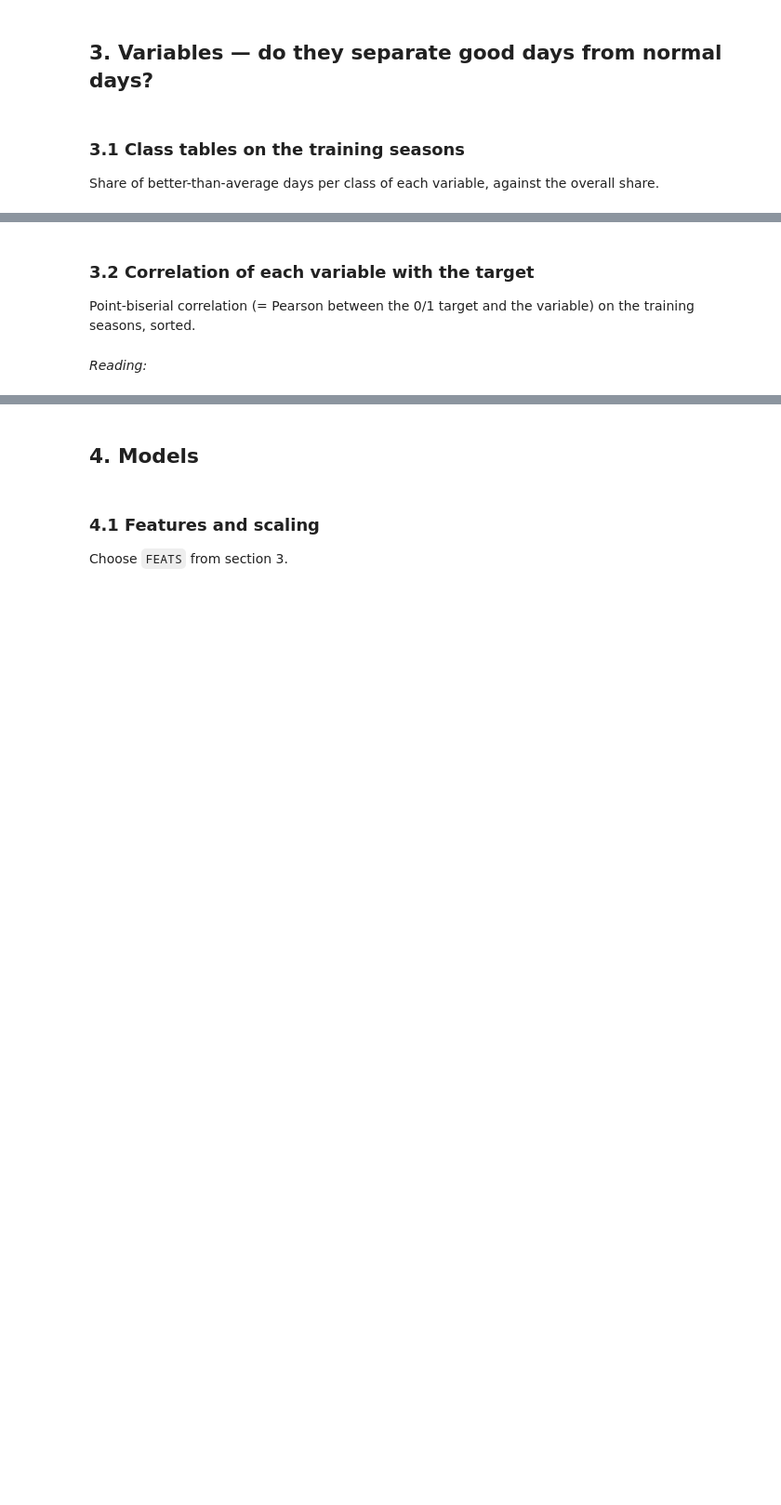
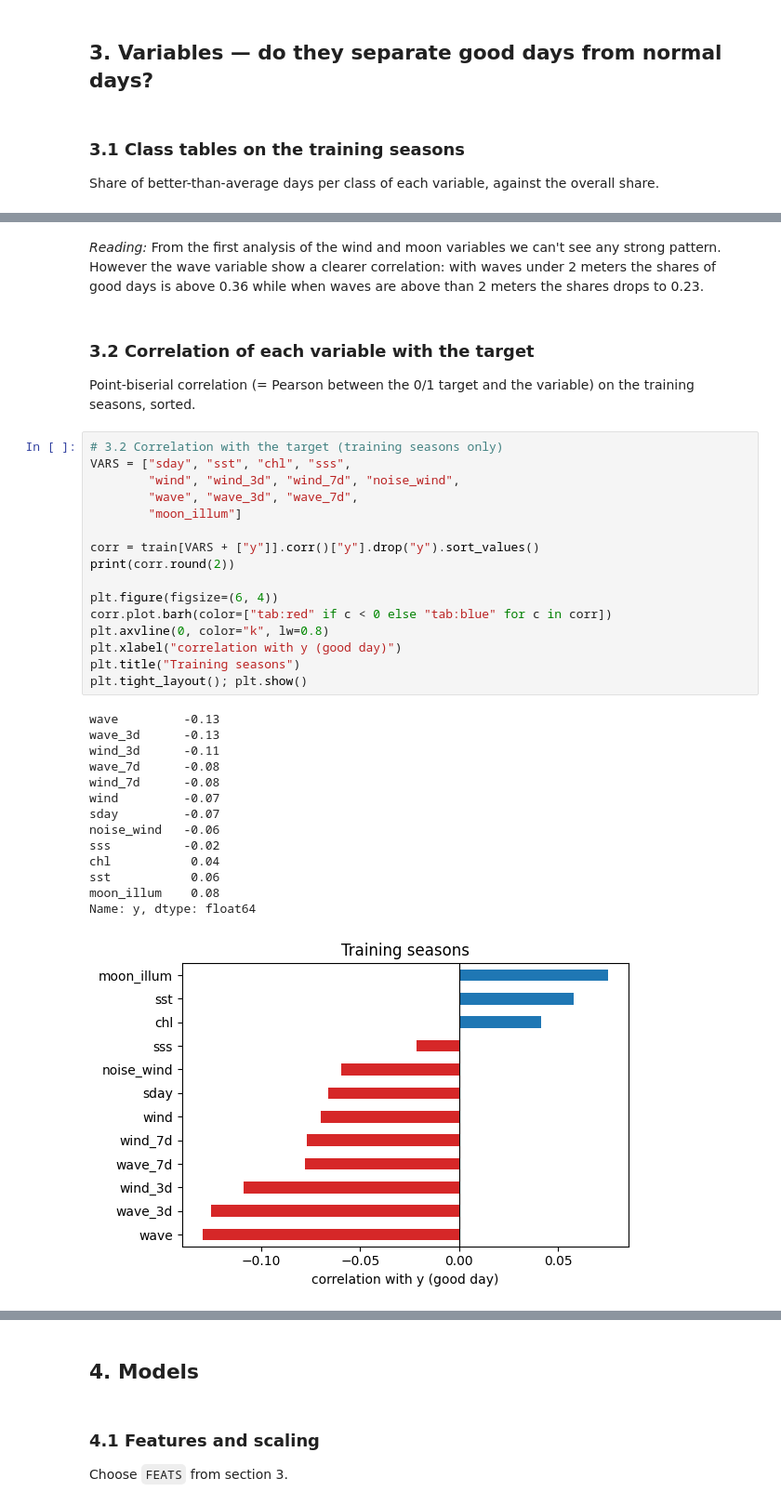
Before and after one commit to Patrick190508/whaleshark-mafia-island, a Jupyter notebook: notebooks/Model_v2_Ningaloo.ipynb, the cells around one changed output, grey strips where cells are left out. Shown at 93% size. Drawn from its saved outputs; the diff is of its cells as text; blank space fills up the shorter version.

```diff
--- a/notebooks/Model_v2_Ningaloo.ipynb
+++ b/notebooks/Model_v2_Ningaloo.ipynb
@@ -113,5 +149,36 @@ Share of better-than-average days per class of each variable, against the overal
+# %% [markdown]
+*Reading:* From the first analysis of the wind and moon variables we can't see any strong pattern. However the wave variable show a clearer correlation: with waves under 2 meters the shares of good days is above 0.36 while when waves are above than 2 meters the shares drops to 0.23.
 # %% [markdown]
 ### 3.2 Correlation of each variable with the target
 Point-biserial correlation (= Pearson between the 0/1 target and the variable) on the training seasons, sorted.
-# %% [markdown]
-*Reading:*
+# %%
+# 3.2 Correlation with the target (training seasons only)
+VARS = ["sday", "sst", "chl", "sss",
+        "wind", "wind_3d", "wind_7d", "noise_wind",
+        "wave", "wave_3d", "wave_7d",
+        "moon_illum"]
+
+corr = train[VARS + ["y"]].corr()["y"].drop("y").sort_values()
+print(corr.round(2))
+
+plt.figure(figsize=(6, 4))
+corr.plot.barh(color=["tab:red" if c < 0 else "tab:blue" for c in corr])
+plt.axvline(0, color="k", lw=0.8)
+plt.xlabel("correlation with y (good day)")
+plt.title("Training seasons")
+plt.tight_layout(); plt.show()
+# %% [output]
+wave         -0.13
+wave_3d      -0.13
+wind_3d      -0.11
+wave_7d      -0.08
+wind_7d      -0.08
+wind         -0.07
+sday         -0.07
+noise_wind   -0.06
+sss          -0.02
+chl           0.04
+sst           0.06
+moon_illum    0.08
+Name: y, dtype: float64
+[figure, added]
```
Also changed, not shown: parts of 14 cells of this notebook.
